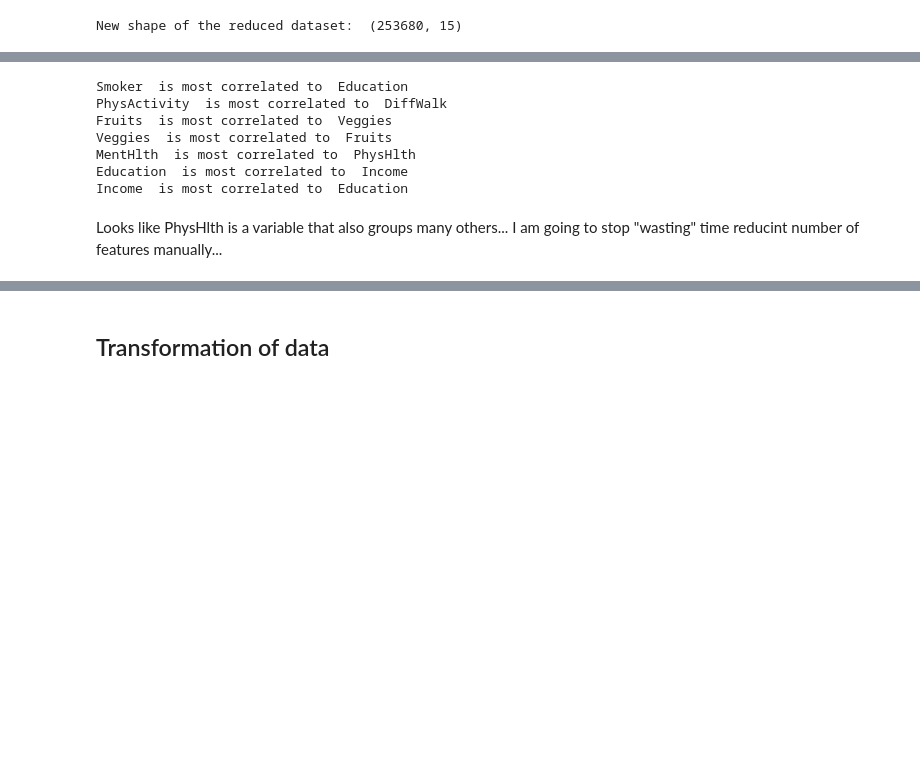
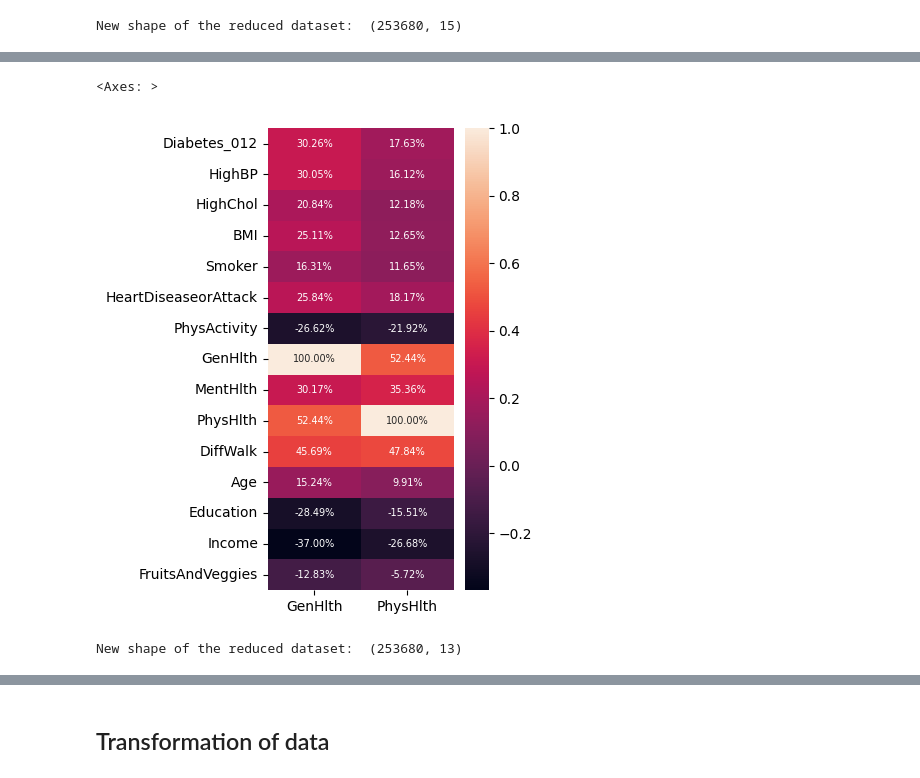
Before and after one commit to AliGarAlon/Diabetes_Project, a Jupyter notebook: diabetes_model.ipynb, the cells around one changed output, grey strips where cells are left out. Cells and saved outputs as stored; diff of their text form; code cells hidden in the pictures; blank space fills up the shorter version.

```diff
--- a/diabetes_model.ipynb
+++ b/diabetes_model.ipynb
@@ -1068,25 +1005,0 @@ Applying the same reasoning and based on the previous observations, variable **"
-# %%
-df_reduced.drop("PhysHlth", axis=1, inplace=True)
-print("New shape of the reduced dataset: ", df_reduced.shape)
-# %%
-# POORLY CORRELATED FEATURES: Features with correlation with "Diabetes_012" < 0.1
-no_corr_diabetes = df_reduced.columns[(df_reduced.corr()["Diabetes_012"]<0.1)]
-
-# Max correlation value of this features in the whole dataframe
-max_values_ncd = df_reduced.corr().replace(1,np.nan).abs().describe().loc['max', no_corr_diabetes]
-
-# INTERMEDIATE FEATURES: Attributes to which they correlate the most.
-intermediate_correlations=[]
-for feature in max_values_ncd.index:
-    name = df_reduced.columns[df_reduced.corr().abs()[feature]==max_values_ncd[feature]].tolist() # for every index in max_values_ncd,
-    intermediate_correlations.append(name[0])                                     # find the column name where value
-                                                                                  # matches the value in max_values_ncd
-    print(feature," is most correlated to ", name[0])
-# %% [output]
-Smoker  is most correlated to  Education
-PhysActivity  is most correlated to  DiffWalk
-Fruits  is most correlated to  Veggies
-Veggies  is most correlated to  Fruits
-MentHlth  is most correlated to  PhysHlth
-Education  is most correlated to  Income
-Income  is most correlated to  Education
@@ -1101,0 +1006,11 @@ plt.title('Heatmap of percentage of correlation between "intermediate" features
+# %%
+plt.figure(figsize=(3, 6))
+sb.heatmap(df_reduced.corr()[['GenHlth','PhysHlth']], annot=True, fmt='.2%', annot_kws={'size': 7})
+# %% [output]
+<Axes: >
+[figure, added]
+# %%
+df_reduced.drop(['GenHlth', 'PhysHlth'], axis=1, inplace=True)
+print("New shape of the reduced dataset: ", df_reduced.shape)
+# %% [output]
+New shape of the reduced dataset:  (253680, 13)
@@ -1106,6 +1054,3 @@ plt.title('Heatmap of percentage of correlation between "intermediate" features
 # plt.figure(figsize=(7, 7))
 # sb.heatmap(df[no_corr_diabetes].corr(), annot=True, fmt='.2%', annot_kws={'size': 7})
 # plt.title('Correlation between least-related to Diabetes features and "GenHlth"', fontsize=14);
-# %% [markdown]
-Looks like PhysHlth is a variable that also groups many others...
-I am going to stop "wasting" time reducint number of features manually...
```
Also changed, not shown: parts of 15 cells of this notebook.
